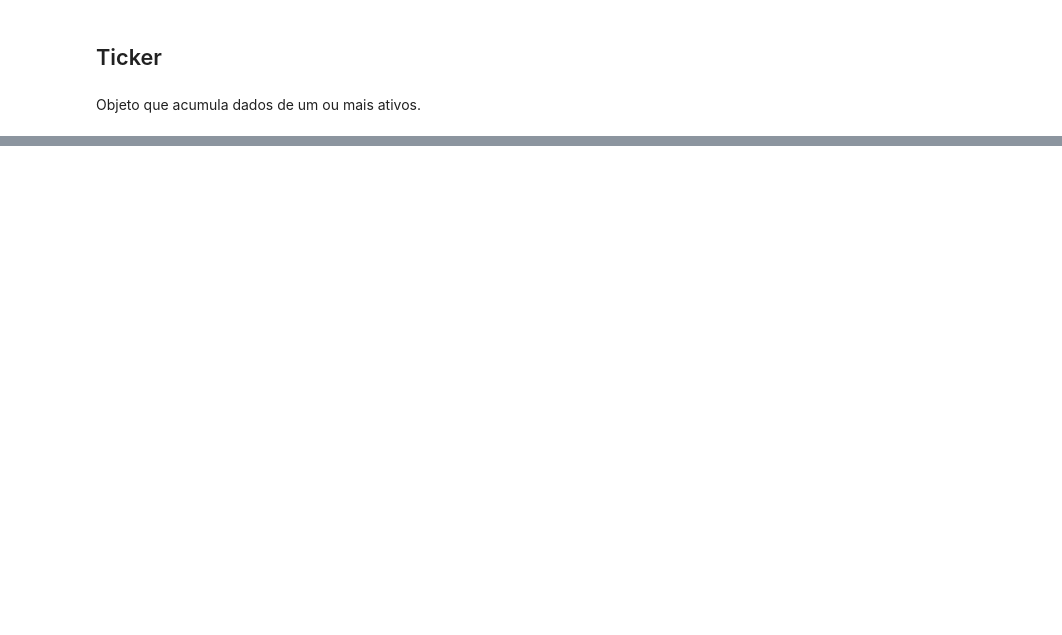
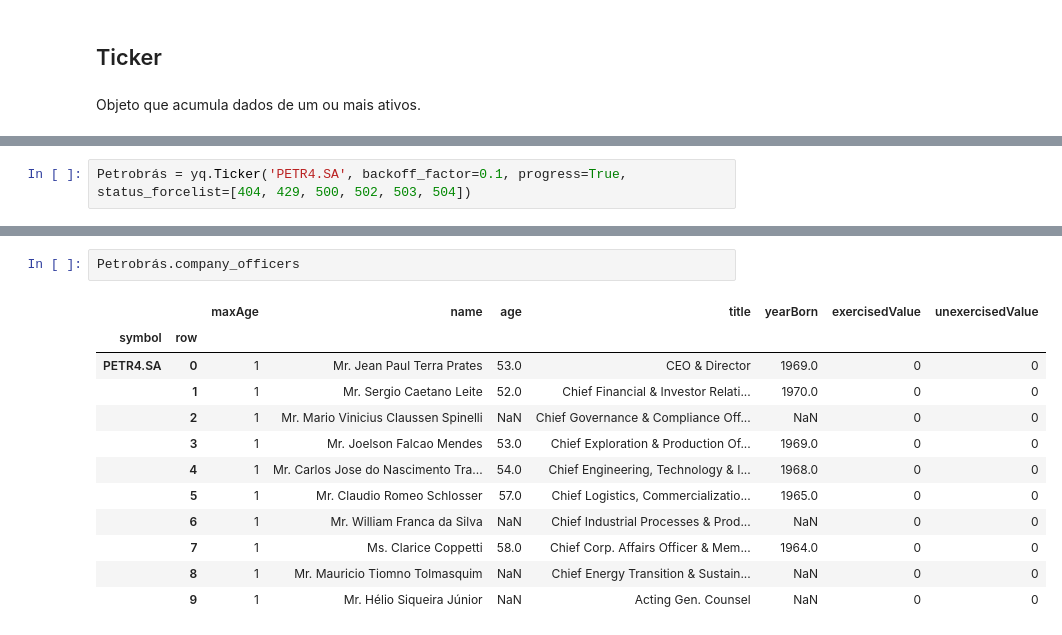
Before and after one commit to F-Neres/Python_for_Data_Science, a Jupyter notebook: Notas/Pacotes/yahooquery.ipynb, the cells around one changed output, grey strips where cells are left out. Drawn from its saved outputs; the diff is of its cells as text; blank space fills up the shorter version.

```diff
--- a/Notas/Pacotes/yahooquery.ipynb
+++ b/Notas/Pacotes/yahooquery.ipynb
@@ -47,0 +80,2 @@ Objeto que acumula dados de um ou mais ativos.
+# %%
+Petrobrás = yq.Ticker('PETR4.SA', backoff_factor=0.1, progress=True, status_forcelist=[404, 429, 500, 502, 503, 504])
@@ -47,0 +115,15 @@ Objeto que acumula dados de um ou mais ativos.
+# %%
+Petrobrás.company_officers
+# %% [output]
+|  |  | maxAge | name | age | title | yearBorn | exercisedValue | unexercisedValue |
+| symbol | row |  |  |  |  |  |  |  |
+| PETR4.SA | 0 | 1 | Mr. Jean Paul Terra Prates | 53.0 | CEO & Director | 1969.0 | 0 | 0 |
+|  | 1 | 1 | Mr. Sergio Caetano Leite | 52.0 | Chief Financial & Investor Relati... | 1970.0 | 0 | 0 |
+|  | 2 | 1 | Mr. Mario Vinicius Claussen Spinelli | NaN | Chief Governance & Compliance Off... | NaN | 0 | 0 |
+|  | 3 | 1 | Mr. Joelson Falcao Mendes | 53.0 | Chief Exploration & Production Of... | 1969.0 | 0 | 0 |
+|  | 4 | 1 | Mr. Carlos Jose do Nascimento Tra... | 54.0 | Chief Engineering, Technology & I... | 1968.0 | 0 | 0 |
+|  | 5 | 1 | Mr. Claudio Romeo Schlosser | 57.0 | Chief Logistics, Commercializatio... | 1965.0 | 0 | 0 |
+|  | 6 | 1 | Mr. William Franca da Silva | NaN | Chief Industrial Processes & Prod... | NaN | 0 | 0 |
+|  | 7 | 1 | Ms. Clarice Coppetti | 58.0 | Chief Corp. Affairs Officer & Mem... | 1964.0 | 0 | 0 |
+|  | 8 | 1 | Mr. Mauricio Tiomno Tolmasquim | NaN | Chief Energy Transition & Sustain... | NaN | 0 | 0 |
+|  | 9 | 1 | Mr. Hélio Siqueira Júnior | NaN | Acting Gen. Counsel | NaN | 0 | 0 |
```
Also changed, not shown: parts of 23 cells of this notebook.
